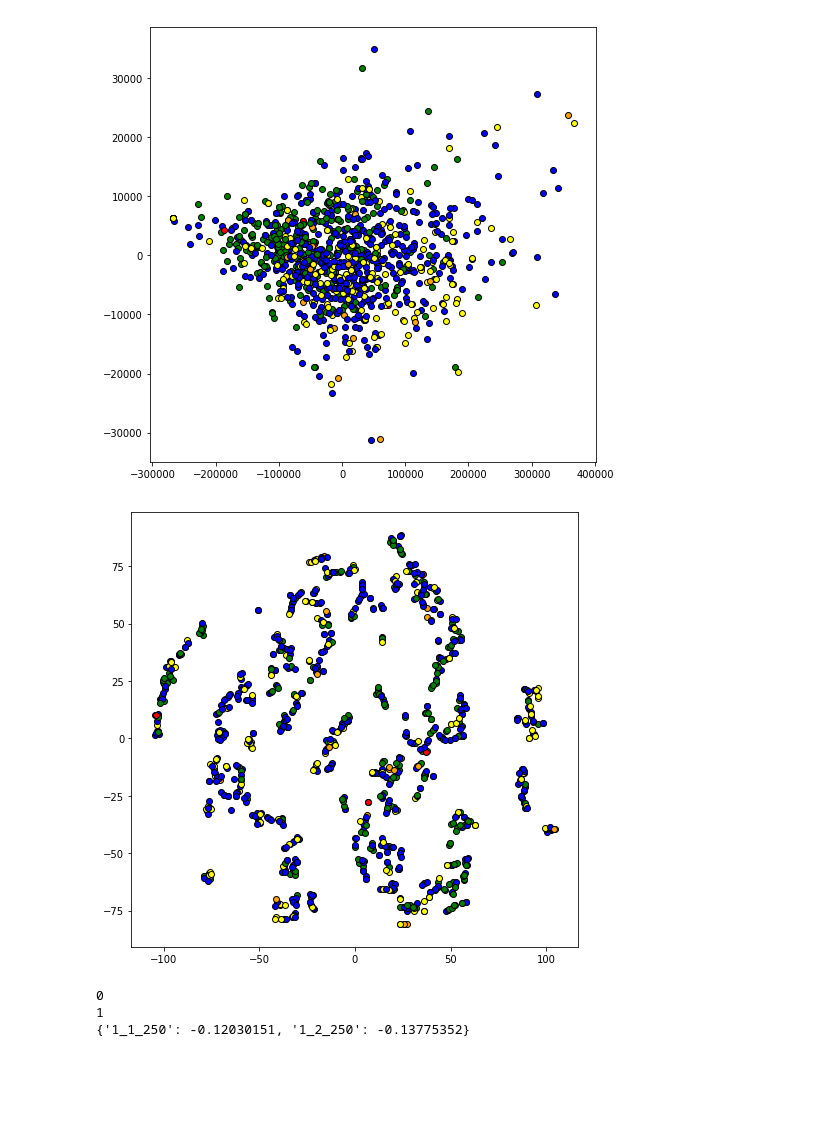
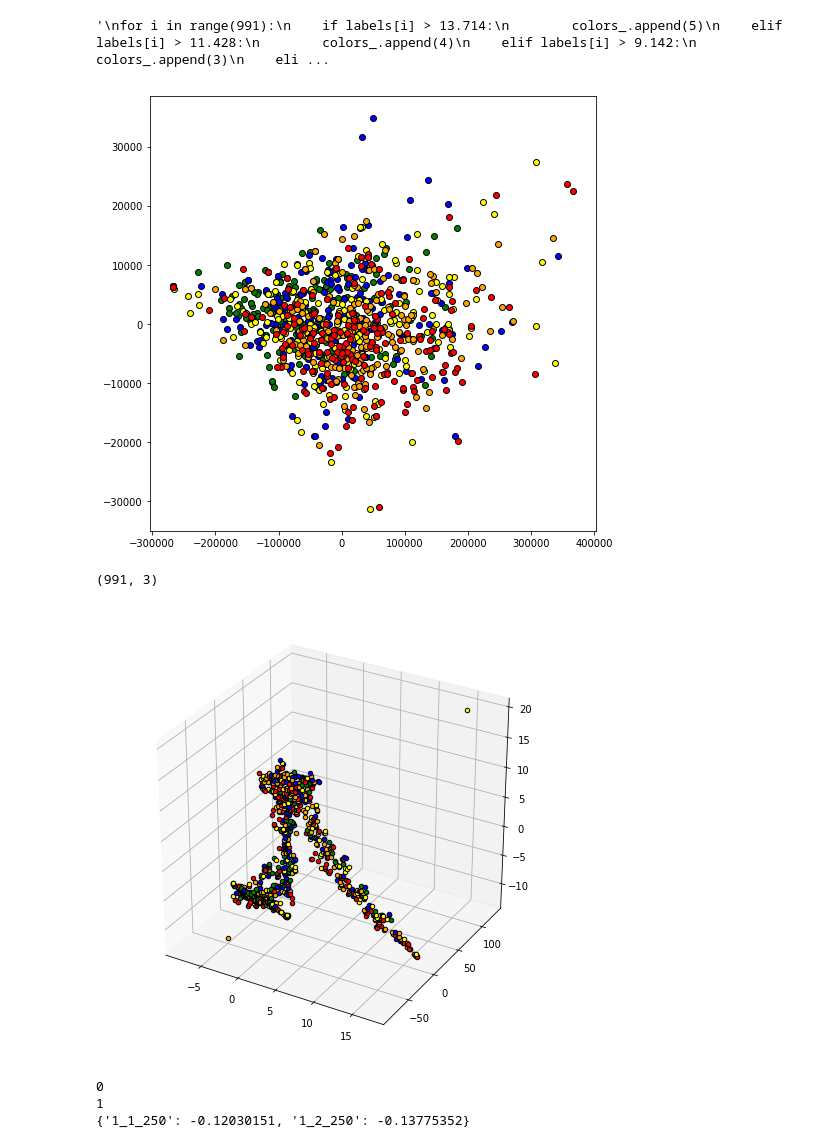
Before and after one commit to Soulrez/unsupervised-analysis-retail-risk, a Jupyter notebook: Clustering.ipynb, the cells around one changed output. Drawn from its saved outputs; the diff is of its cells as text; code cells hidden in the pictures; blank space fills up the shorter version.

```diff
--- a/Clustering.ipynb
+++ b/Clustering.ipynb
@@ -8,9 +8,18 @@ from sklearn.metrics import mean_absolute_error, mean_squared_error, r2_score
 from sklearn.model_selection import train_test_split
 # %%
 file = np.loadtxt(open("data/safeway/report.csv", "rb"), delimiter=",")
-data = file[:,1:]
-labels = file[:,0]
-colors_ = []
+sort = file[file[:,0].argsort()]
+data = sort[:,1:]
+labels = sort[:,0]
+
+colors = np.empty(991, dtype='object')
+colors[0:199] = "green"
+colors[199:398] = "blue"
+colors[398:597] = "yellow"
+colors[597:796] = "orange"
+colors[796:] = "red"
+
+'''
 for i in range(991):
     if labels[i] > 13.714:
         colors_.append(5)
@@ -23,9 +32,13 @@ for i in range(991):
     else:
         colors_.append(1)
 colors = np.array(colors_)
+'''
+
 #print(data.shape)
 #print(labels.shape)
 #print(colors.shape)
+# %% [output]
+'\nfor i in range(991):\n    if labels[i] > 13.714:\n        colors_.append(5)\n    elif labels[i] > 11.428:\n        colors_.append(4)\n    elif labels[i] > 9.142:\n        colors_.append(3)\n    eli ...
 # %%
 pca = PCA(n_components=2)
 pca.fit(data)
@@ -47,37 +60,43 @@ for i in range(991):
         color = 'orange'
     if labels[i] > 13.714:
         color = 'red'
-    plt.scatter(data_pca[i,0],data_pca[i,1], c=color, edgecolor='black', linewidth='1')
+    plt.scatter(data_pca[i,0],data_pca[i,1], c=colors[i], edgecolor='black', linewidth='1')
 plt.show()
 # %% [output]
-[figure, old version]
+[figure, new version]
 # %%
 from sklearn.manifold import TSNE
 
-data_embedded = TSNE(n_components=2,perplexity=5,learning_rate=1000,n_iter=1000).fit_transform(data)
-#print(data_embedded.shape)
+data_embedded = TSNE(n_components=3,perplexity=30,learning_rate=200,n_iter=1000).fit_transform(data)
+print(data_embedded.shape)
+# %% [output]
+(991, 3)
 # %%
 import matplotlib.cm as cm
 import matplotlib.pyplot as plt
 %matplotlib inline
 
+from mpl_toolkits.mplot3d import Axes3D
 
-plt.figure(figsize=(8,8))
+
+fig = plt.figure(figsize=(8,8))
+ax = fig.gca(projection='3d')
 for i in range(991):
     if labels[i] > 4.57:
         color = 'green'
     if labels[i] > 6.856:
         color = 'blue'
     if labels[i] > 9.142:
         color = 'yellow'
     if labels[i] > 11.428:
         color = 'orange'
     if labels[i] > 13.714:
         color = 'red'
-    plt.scatter(data_embedded[i,0],data_embedded[i,1], c=color, edgecolor='black', linewidth='1')
-plt.show()
+    #plt.scatter(data_embedded[i,0],data_embedded[i,1],data_embedded[i,2] c=colors[i], edgecolor='black', linewidth='1')
+    ax.scatter(data_embedded[i,0],data_embedded[i,1],data_embedded[i,2], c=colors[i], edgecolor='black', linewidth='1')
+fig.show()
 # %% [output]
-[figure, old version]
+[figure, new version]
 # %%
 #'''
 from sklearn.metrics import silhouette_score
```
Also changed, not shown: parts of 1 cell of this notebook.
